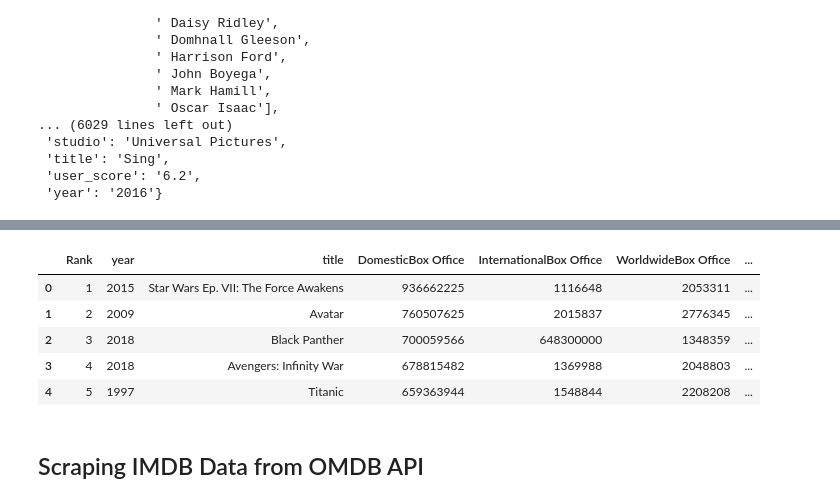
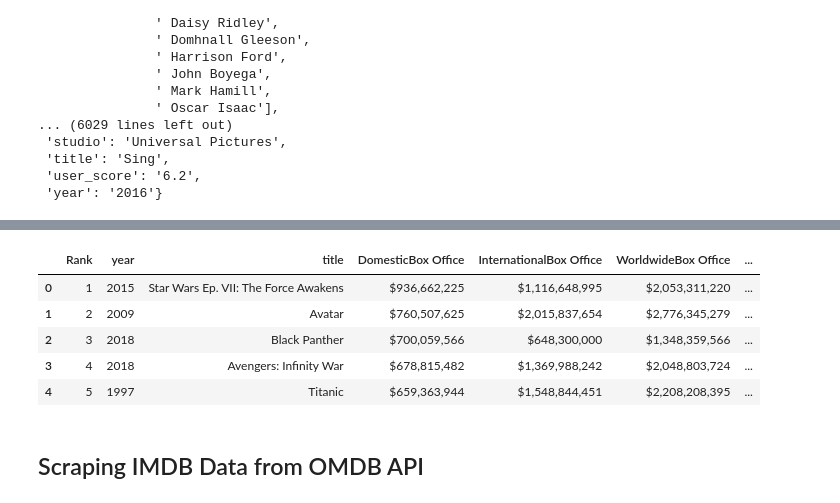
Before and after one commit to elsantonato/13-Project_2-Group_7, a Jupyter notebook: final.ipynb, the cells around one changed output, grey strips where cells are left out. Drawn from its saved outputs; the diff is of its cells as text; code cells hidden in the pictures.

```diff
--- a/final.ipynb
+++ b/final.ipynb
@@ -529,15 +529,15 @@ top_100_grossing_metacritic_pd.head()
 # %%
 # Merge with Base Table
 top_100_grossing_metacritic_pd['year'] = pd.to_numeric( top_100_grossing_metacritic_pd['year'], errors='ignore')
-new_base_df = pd.merge(base_df2, top_100_grossing_metacritic_pd, how='right', on=['title','year'])
+new_base_df = pd.merge(base_df, top_100_grossing_metacritic_pd, how='right', on=['title','year'])
 new_base_df.head()
 # %% [output]
 |  | Rank | year | title | DomesticBox Office | InternationalBox Office | WorldwideBox Office | ... |
-| 0 | 1 | 2015 | Star Wars Ep. VII: The Force Awakens | 936662225 | 1116648 | 2053311 | ... |
-| 1 | 2 | 2009 | Avatar | 760507625 | 2015837 | 2776345 | ... |
-| 2 | 3 | 2018 | Black Panther | 700059566 | 648300000 | 1348359 | ... |
-| 3 | 4 | 2018 | Avengers: Infinity War | 678815482 | 1369988 | 2048803 | ... |
-| 4 | 5 | 1997 | Titanic | 659363944 | 1548844 | 2208208 | ... |
+| 0 | 1 | 2015 | Star Wars Ep. VII: The Force Awakens | $936,662,225 | $1,116,648,995 | $2,053,311,220 | ... |
+| 1 | 2 | 2009 | Avatar | $760,507,625 | $2,015,837,654 | $2,776,345,279 | ... |
+| 2 | 3 | 2018 | Black Panther | $700,059,566 | $648,300,000 | $1,348,359,566 | ... |
+| 3 | 4 | 2018 | Avengers: Infinity War | $678,815,482 | $1,369,988,242 | $2,048,803,724 | ... |
+| 4 | 5 | 1997 | Titanic | $659,363,944 | $1,548,844,451 | $2,208,208,395 | ... |
 # %% [markdown]
 <h2>Scraping IMDB Data from OMDB API
 # %%
```
Also changed, not shown: parts of 5 cells of this notebook.
